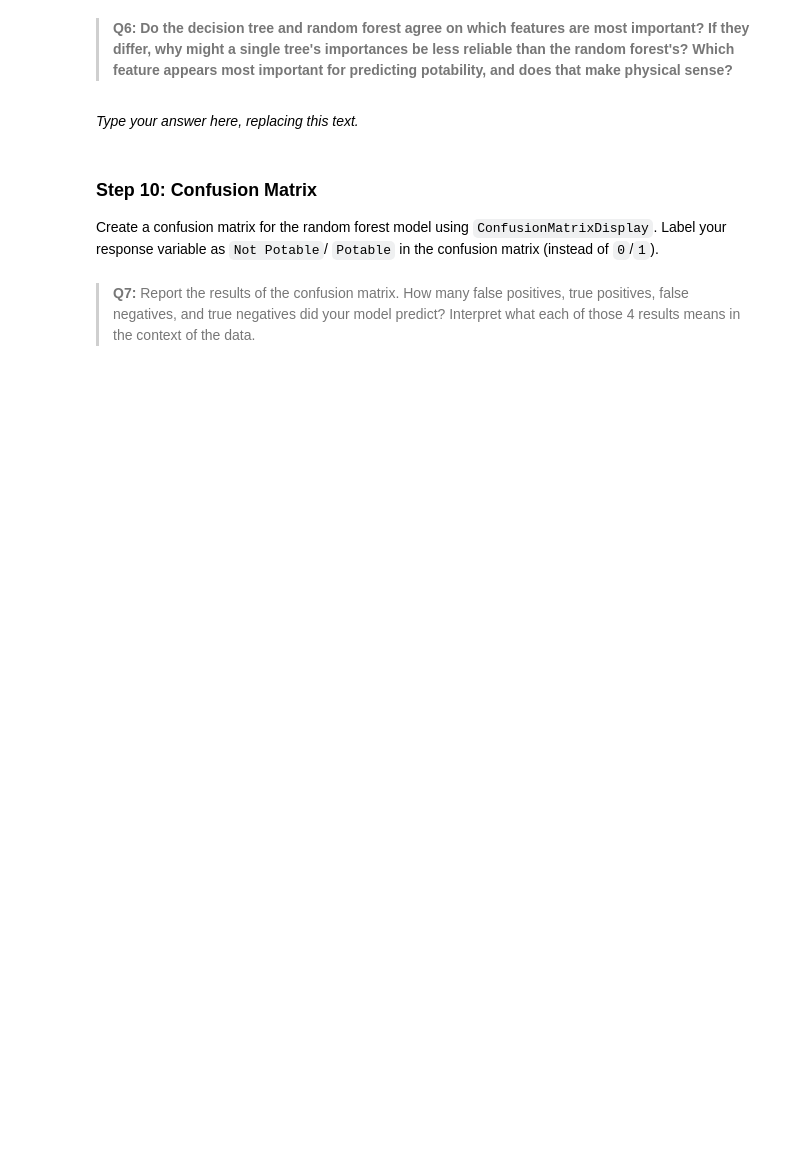
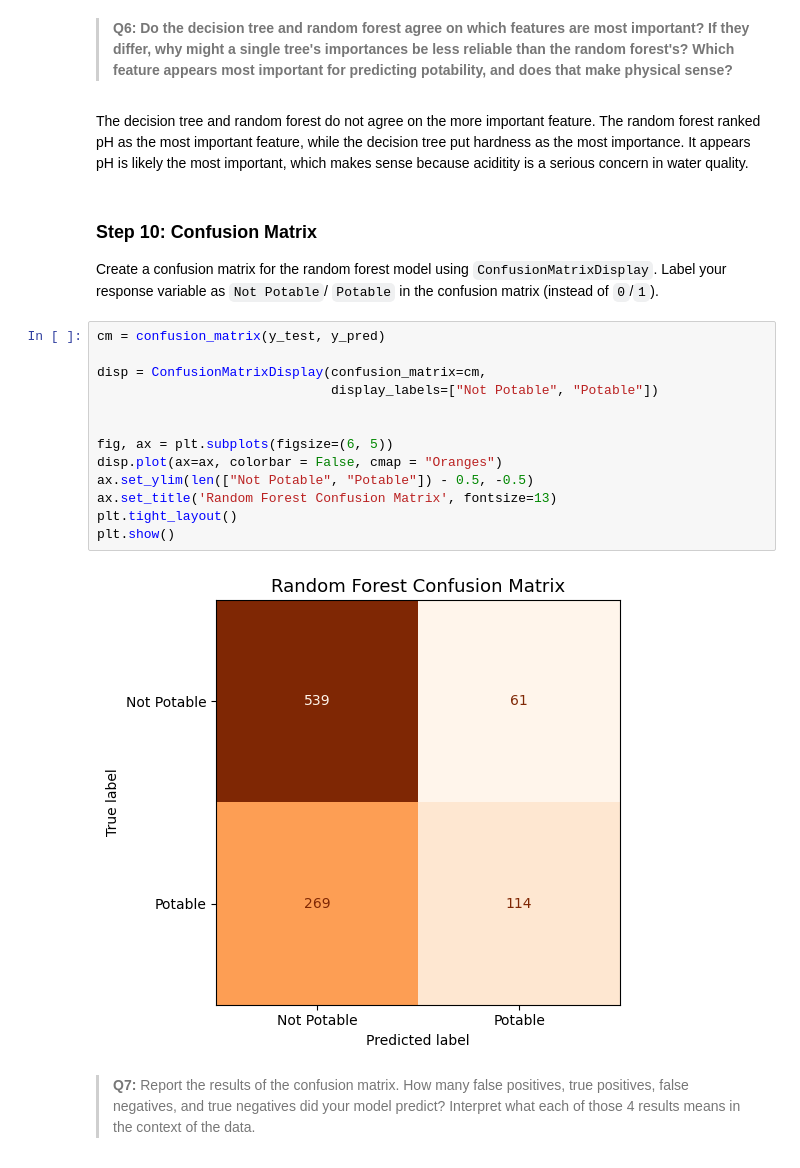
Before and after one commit to kylienewcomer/eds232-assignment-3, a Jupyter notebook: task2/hw3-task2.ipynb, the cells around one changed output. Saved outputs shown, nothing was run; the diff lists cells and outputs as text; blank space fills up the shorter version.

```diff
--- a/task2/hw3-task2.ipynb
+++ b/task2/hw3-task2.ipynb
@@ -262,13 +306,28 @@ Create a bar plot showing the feature importances from the tuned decision tree a
 # %% [markdown]
 > **Q6: Do the decision tree and random forest agree on which features are most important? If they differ, why might a single tree's importances be less reliable than the random forest's? Which feature appears most important for predicting potability, and does that make physical sense?**
 # %% [markdown]
-_Type your answer here, replacing this text._
+The decision tree and random forest do not agree on the more important feature. The random forest ranked pH as the most important feature, while the decision tree put hardness as the most importance. It appears pH is likely the most important, which makes sense because aciditity is a serious concern in water quality.
 # %% [markdown]
 <!-- END QUESTION -->
 
 ### Step 10: Confusion Matrix
 
 Create a confusion matrix for the random forest model using `ConfusionMatrixDisplay`. Label your response variable as `Not Potable`/ `Potable` in the confusion matrix (instead of `0`/`1`).
+# %%
+cm = confusion_matrix(y_test, y_pred)
+
+disp = ConfusionMatrixDisplay(confusion_matrix=cm,
+                              display_labels=["Not Potable", "Potable"])
+
+
+fig, ax = plt.subplots(figsize=(6, 5))
+disp.plot(ax=ax, colorbar = False, cmap = "Oranges")
+ax.set_ylim(len(["Not Potable", "Potable"]) - 0.5, -0.5)
+ax.set_title('Random Forest Confusion Matrix', fontsize=13)
+plt.tight_layout()
+plt.show()
+# %% [output]
+[figure, added]
 # %% [markdown]
 <!-- BEGIN QUESTION -->
 
```
Also changed, not shown: parts of 10 cells of this notebook.
